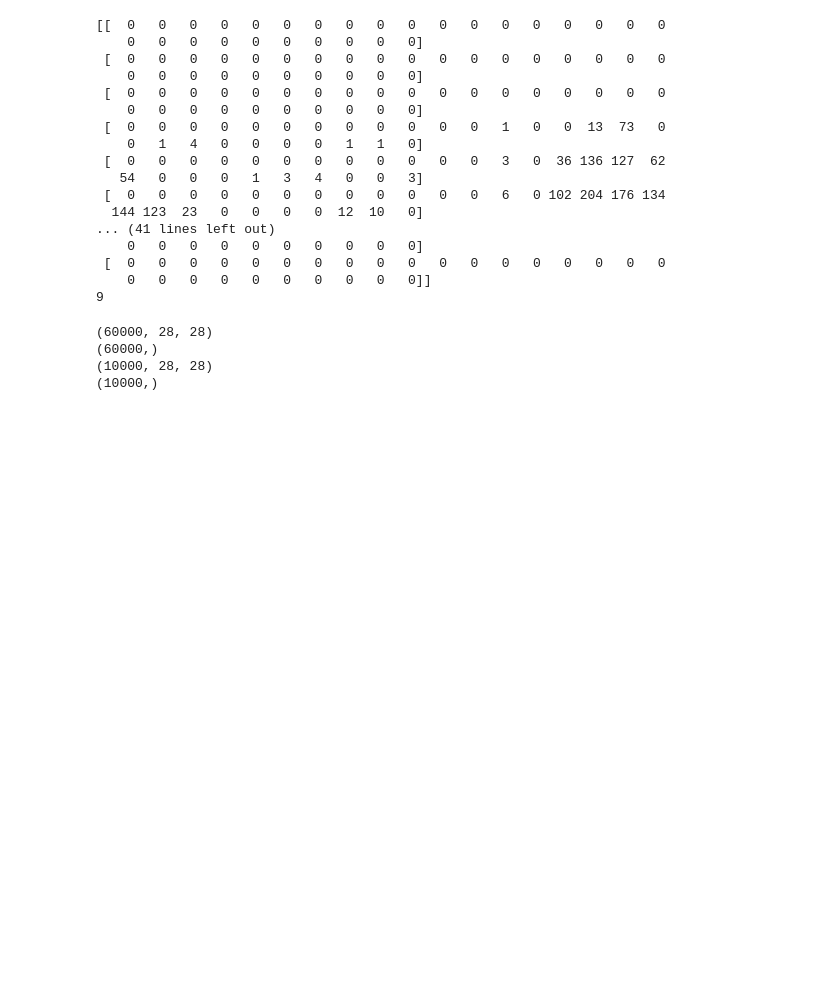
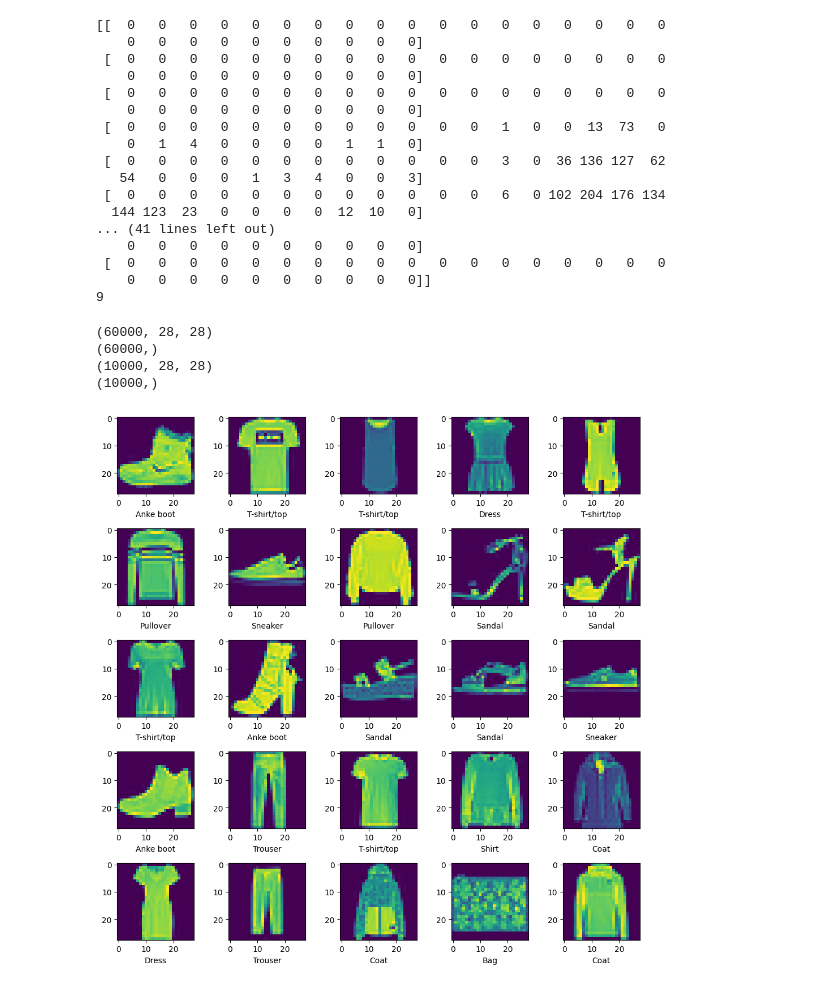
Before and after one commit to chlwnsxo00/fashion_mnist_dnn, a Jupyter notebook: Untitled0.ipynb, the cells around one changed output. Cells and saved outputs as stored; diff of their text form; code cells hidden in the pictures; blank space fills up the shorter version.

```diff
--- a/Untitled0.ipynb
+++ b/Untitled0.ipynb
@@ -38,5 +41,19 @@ print(test_labels.shape)
 (60000,)
 (10000, 28, 28)
 (10000,)
+# %%
+class_names = ['T-shirt/top', 'Trouser', 'Pullover', 'Dress', 'Coat',
+               'Sandal', 'Shirt', 'Sneaker', 'Bag', 'Anke boot']
+               ##10가지 분류 레이블
+               #첫번째 데이터는 'Anke boot'
+fig, axs = plt.subplots(5,5,figsize=(10,10))
+for i in range(25):
+  k=i//5 #행
+  j=i%5 #열
+  axs[k,j].imshow(train_images[i])
+  axs[k,j].set_xlabel(class_names[train_labels[i]])
+fig.tight_layout()
+# %% [output]
+[figure, added]
 # %%
 # 2. 데이터 전처리
```
Also changed, not shown: parts of 18 cells of this notebook.
